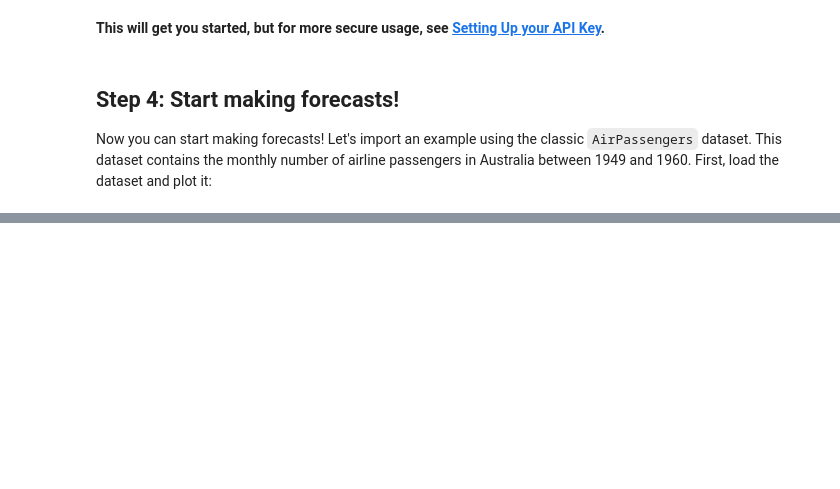
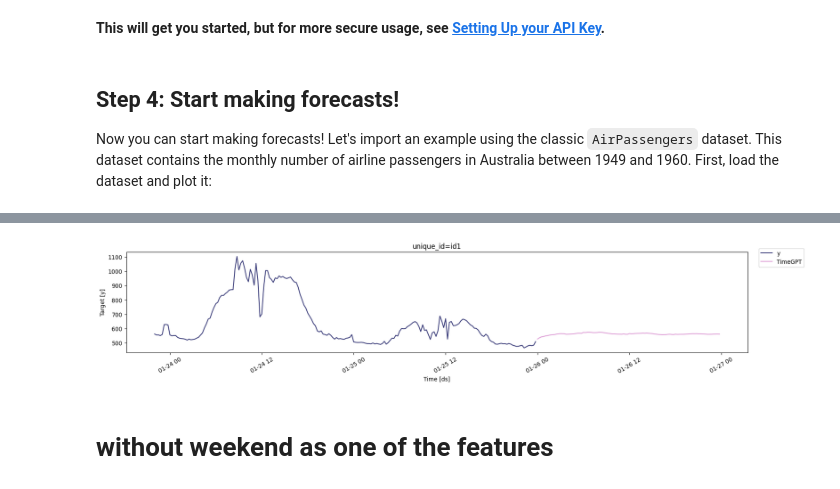
Before and after one commit to vandana1302238/Imaging_repo, a Jupyter notebook: nbs/docs/getting-started/timegpt.ipynb, the cells around one changed output, grey strips where cells are left out. Cells and saved outputs as stored; diff of their text form; code cells hidden in the pictures; blank space fills up the shorter version.

```diff
--- a/nbs/docs/getting-started/timegpt.ipynb
+++ b/nbs/docs/getting-started/timegpt.ipynb
@@ -179,0 +327,6 @@ nixtla_client.plot(df, timegpt_fcst_df, time_col='ds', target_col='y', max_insam
+# %%
+nixtla_client.plot(df, timegpt_fcst_hist_ex_vars_df, time_col='ds', target_col='y', max_insample_length=200)
+# %% [output]
+[figure, added]
+# %% [markdown]
+ # without weekend as one of the features
```
Also changed, not shown: parts of 55 cells of this notebook.
